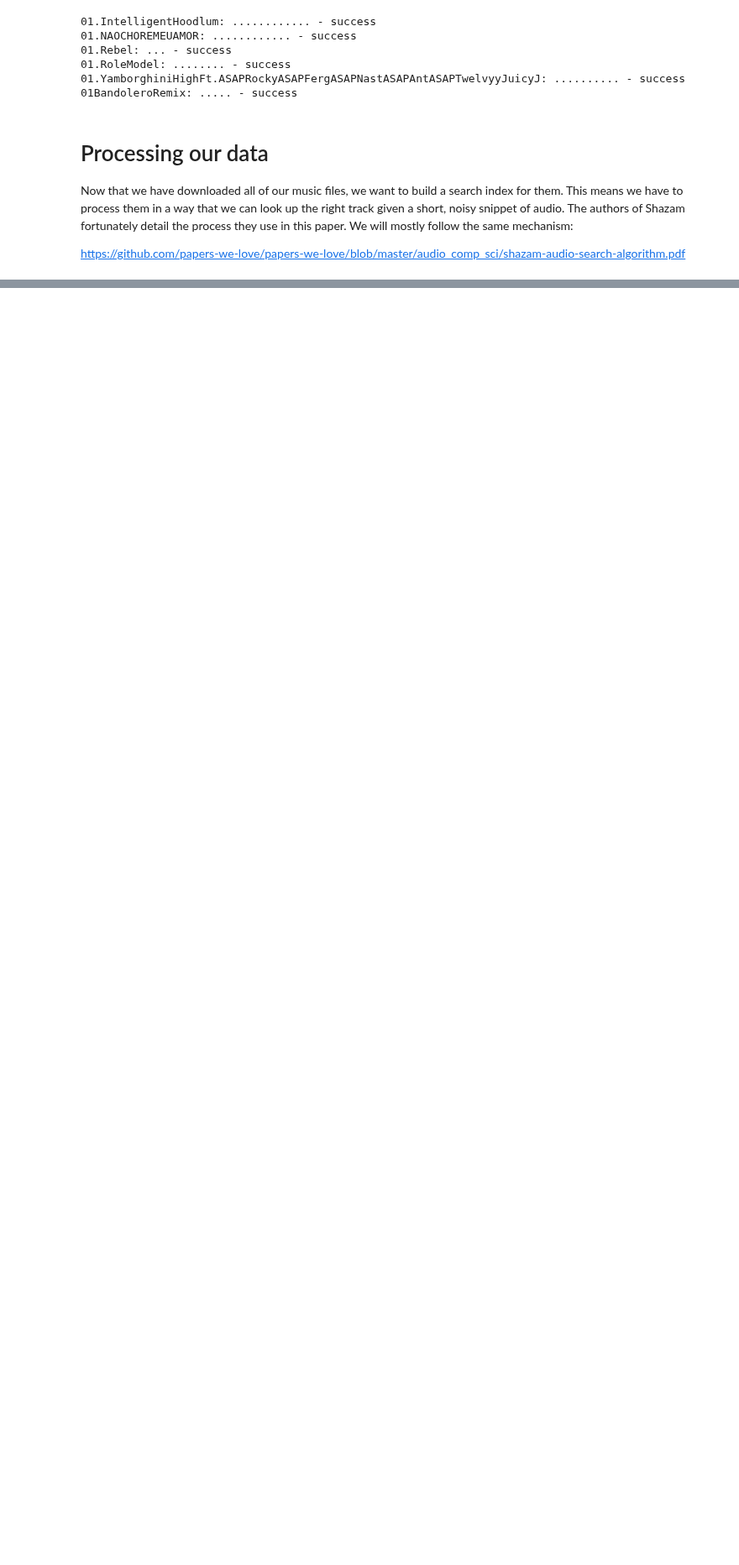
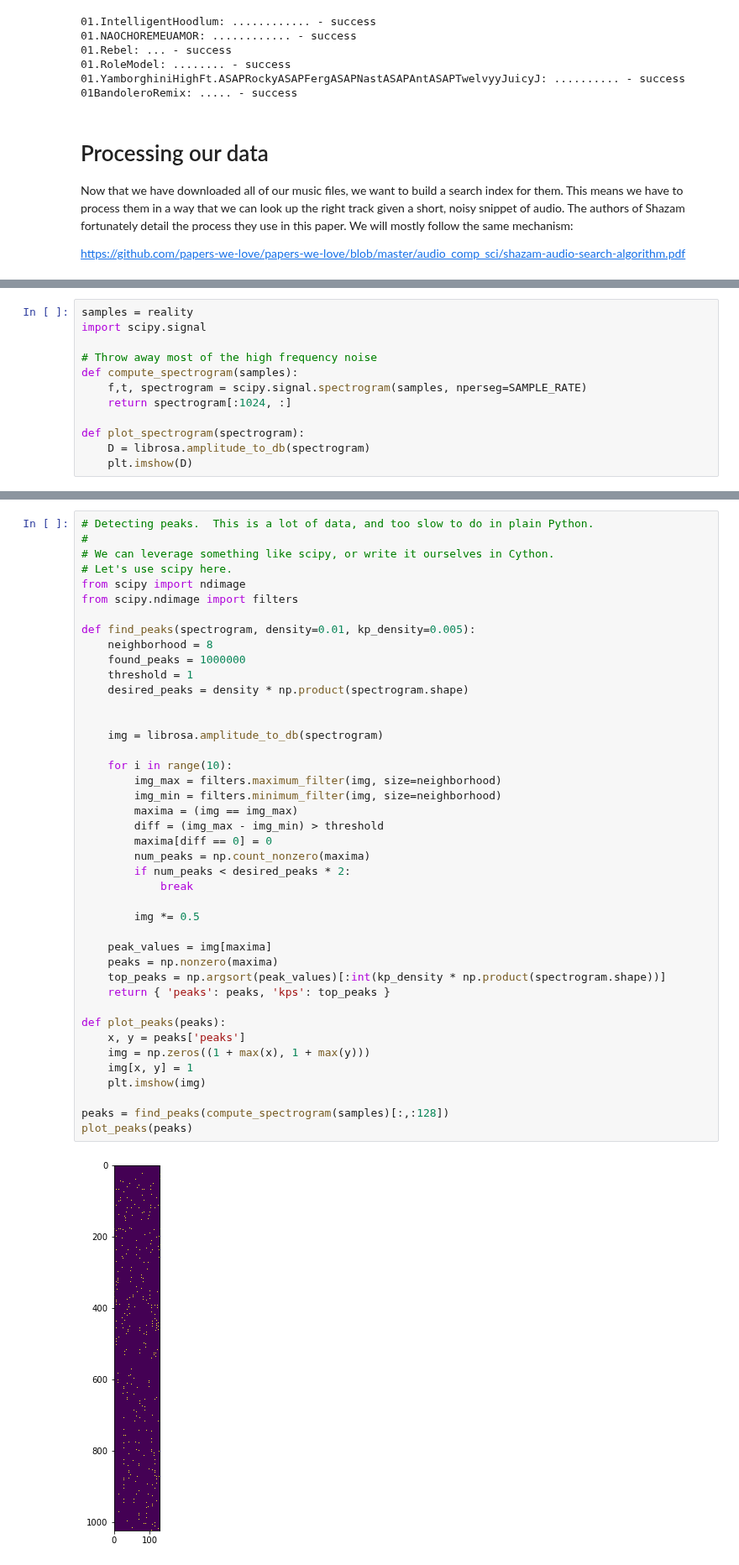
Before and after one commit to DOsinga/deep_learning_cookbook, a Jupyter notebook: 5.1 Shazam Clone.ipynb, the cells around one changed output, grey strips where cells are left out. Shown at 84% size. Saved outputs shown, nothing was run; the diff lists cells and outputs as text; blank space fills up the shorter version.

```diff
--- a/5.1 Shazam Clone.ipynb
+++ b/5.1 Shazam Clone.ipynb
@@ -116,0 +100,12 @@ inverted.shape, play(inverted)
+# %%
+samples = reality
+import scipy.signal
+
+# Throw away most of the high frequency noise
+def compute_spectrogram(samples):
+    f,t, spectrogram = scipy.signal.spectrogram(samples, nperseg=SAMPLE_RATE)
+    return spectrogram[:1024, :]
+
+def plot_spectrogram(spectrogram):
+    D = librosa.amplitude_to_db(spectrogram)
+    plt.imshow(D)
@@ -116,0 +118,44 @@ inverted.shape, play(inverted)
+# %%
+# Detecting peaks.  This is a lot of data, and too slow to do in plain Python.
+#
+# We can leverage something like scipy, or write it ourselves in Cython.
+# Let's use scipy here.
+from scipy import ndimage
+from scipy.ndimage import filters
+
+def find_peaks(spectrogram, density=0.01, kp_density=0.005):
+    neighborhood = 8
+    found_peaks = 1000000
+    threshold = 1
+    desired_peaks = density * np.product(spectrogram.shape)
+
+
+    img = librosa.amplitude_to_db(spectrogram)
+
+    for i in range(10):
+        img_max = filters.maximum_filter(img, size=neighborhood)
+        img_min = filters.minimum_filter(img, size=neighborhood)
+        maxima = (img == img_max)
+        diff = (img_max - img_min) > threshold
+        maxima[diff == 0] = 0
+        num_peaks = np.count_nonzero(maxima)
+        if num_peaks < desired_peaks * 2:
+            break
+
+        img *= 0.5
+
+    peak_values = img[maxima]
+    peaks = np.nonzero(maxima)
+    top_peaks = np.argsort(peak_values)[:int(kp_density * np.product(spectrogram.shape))]
+    return { 'peaks': peaks, 'kps': top_peaks }
+
+def plot_peaks(peaks):
+    x, y = peaks['peaks']
+    img = np.zeros((1 + max(x), 1 + max(y)))
+    img[x, y] = 1
+    plt.imshow(img)
+
+peaks = find_peaks(compute_spectrogram(samples)[:,:128])
+plot_peaks(peaks)
+# %% [output]
+[figure, added]
```
Also changed, not shown: parts of 29 cells of this notebook, 2 other files.
